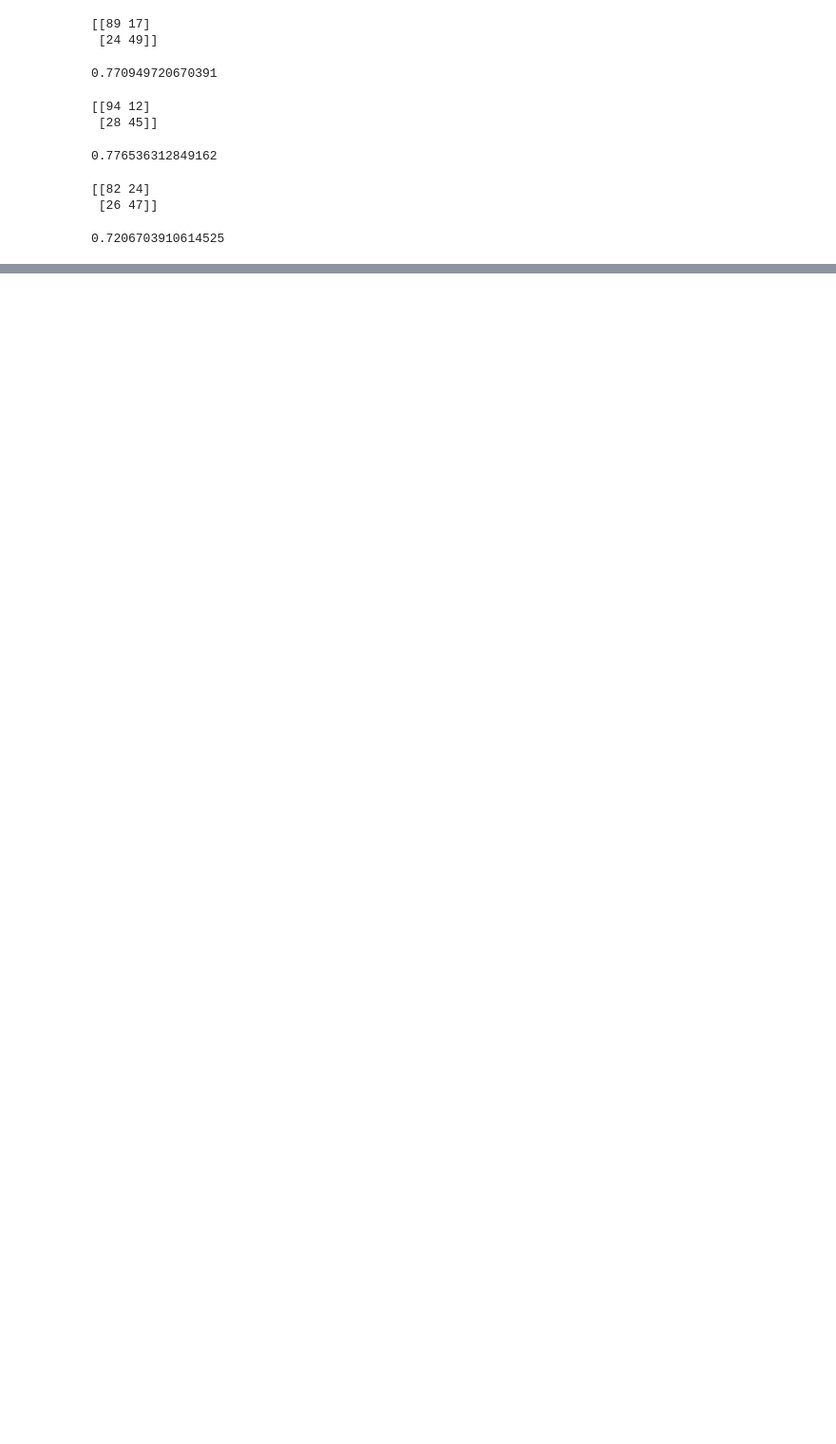
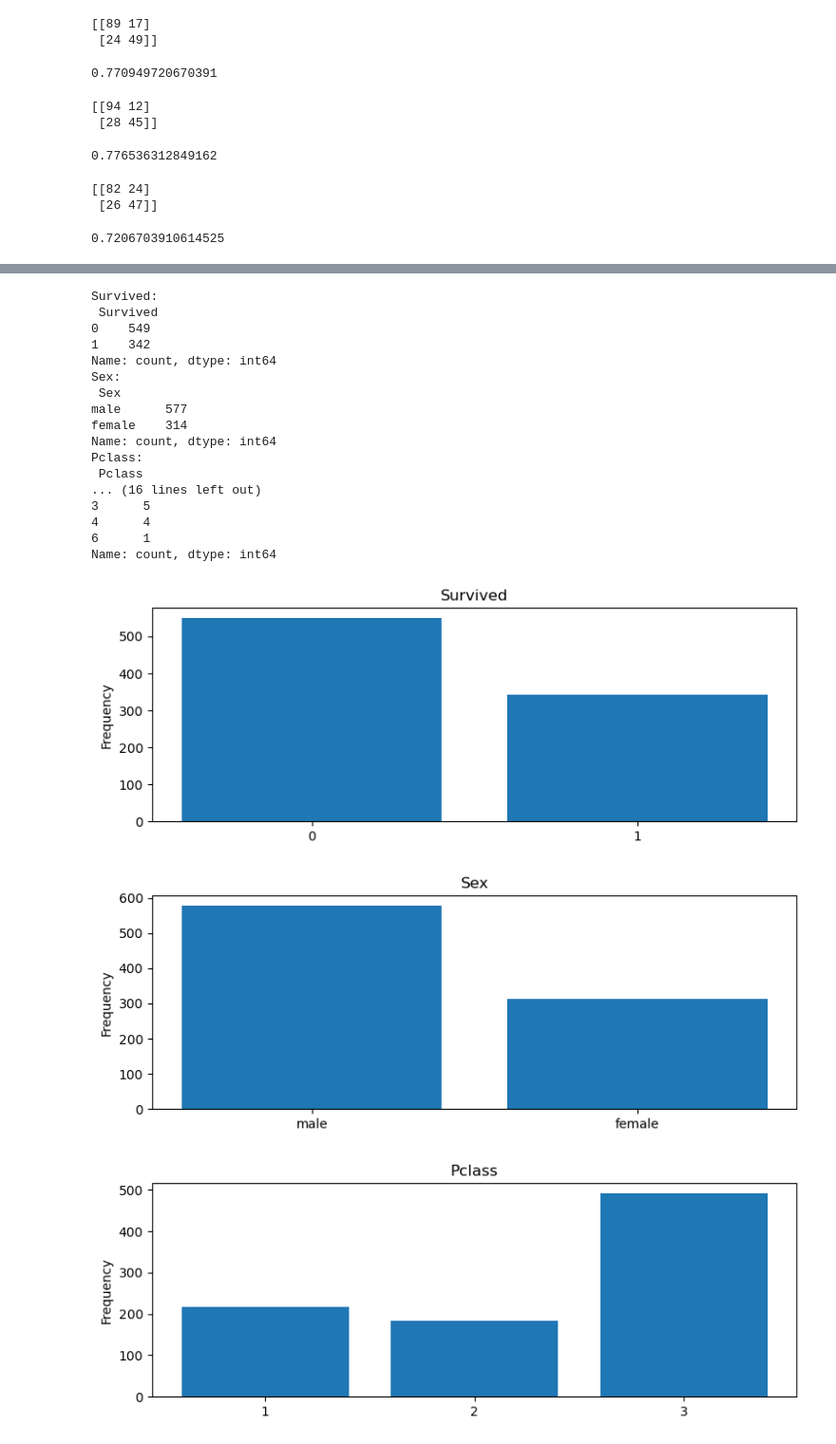
Before and after one commit to jtran217/Machine_Learning_Application_Learning, a Jupyter notebook: titanic-model/main.ipynb, the cells around one changed output, grey strips where cells are left out. Shown at 95% size. Drawn from its saved outputs; the diff is of its cells as text; code cells hidden in the pictures; blank space fills up the shorter version.

Commit message:
Ploting graphs
Signed-off-by: jtran217 <jktran1998@gmail.com>

```diff
--- a/titanic-model/main.ipynb
+++ b/titanic-model/main.ipynb
@@ -219,0 +285,41 @@ accuracy_score(y_test.ravel(),y_pred_7)
+# %%
+# Ploting a Bar Graph:
+def bar_plot(variable):
+    var = ds[variable]
+    # Count number of occurence of unique values in a series
+    varCount = var.value_counts()
+
+    # Plot
+    plt.figure(figsize=(9,3)) # Fig size: 9 width 3 height
+    plt.bar(varCount.index,varCount)
+    plt.xticks(varCount.index, varCount.index.values)
+    plt.ylabel("Frequency")
+    plt.title(variable)
+
+    # Print Counts:
+    print(f"{variable}: \n {varCount}")
+# %%
+category1 = ["Survived", "Sex", "Pclass", "Embarked", "Parch"]
+for c in category1:
+    bar_plot(c)
+# %% [output]
+Survived:
+ Survived
+0    549
+1    342
+Name: count, dtype: int64
+Sex:
+ Sex
+male      577
+female    314
+Name: count, dtype: int64
+Pclass:
+ Pclass
+... (16 lines left out)
+3      5
+4      4
+6      1
+Name: count, dtype: int64
+[figure, added]
+[figure, added]
+[figure, added]
```
Also changed, not shown: parts of 13 cells of this notebook.
